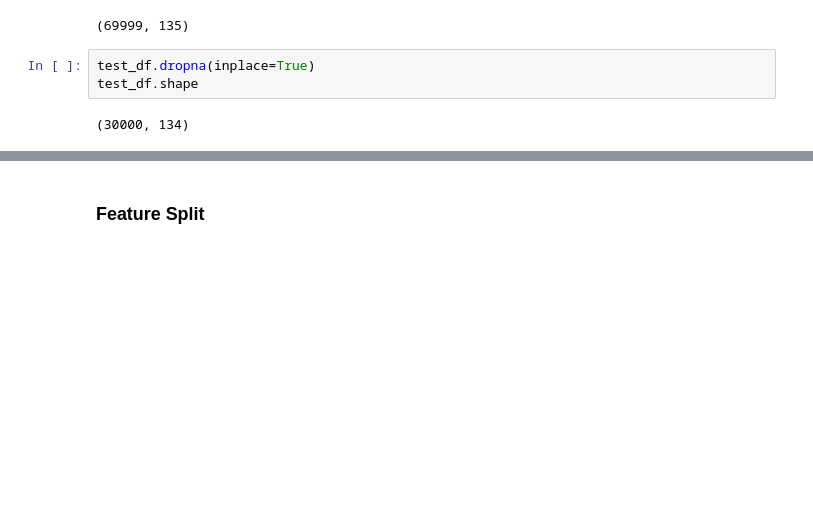
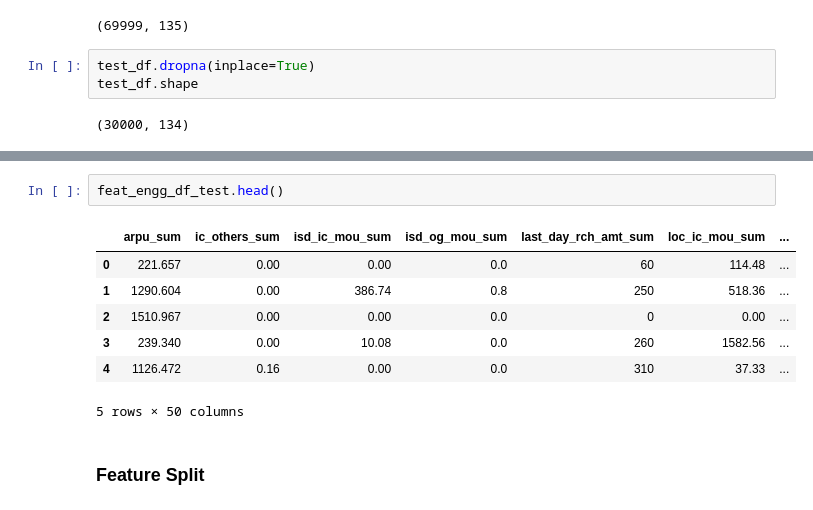
Before and after one commit to krishnajiraoh/upGrad_telecom_churn_case_study_group, a Jupyter notebook: KaggleCaseStudy.ipynb, the cells around one changed output, grey strips where cells are left out. Saved outputs shown, nothing was run; the diff lists cells and outputs as text; blank space fills up the shorter version.

```diff
--- a/KaggleCaseStudy.ipynb
+++ b/KaggleCaseStudy.ipynb
@@ -155,2 +249,12 @@ test_df.shape
+# %%
+feat_engg_df_test.head()
+# %% [output]
+|  | arpu_sum | ic_others_sum | isd_ic_mou_sum | isd_og_mou_sum | last_day_rch_amt_sum | loc_ic_mou_sum | ... |
+| 0 | 221.657 | 0.00 | 0.00 | 0.0 | 60 | 114.48 | ... |
+| 1 | 1290.604 | 0.00 | 386.74 | 0.8 | 250 | 518.36 | ... |
+| 2 | 1510.967 | 0.00 | 0.00 | 0.0 | 0 | 0.00 | ... |
+| 3 | 239.340 | 0.00 | 10.08 | 0.0 | 260 | 1582.56 | ... |
+| 4 | 1126.472 | 0.16 | 0.00 | 0.0 | 310 | 37.33 | ... |
+5 rows × 50 columns
 # %% [markdown]
 ### Feature Split
```
Also changed, not shown: parts of 27 cells of this notebook, 1 other file.
